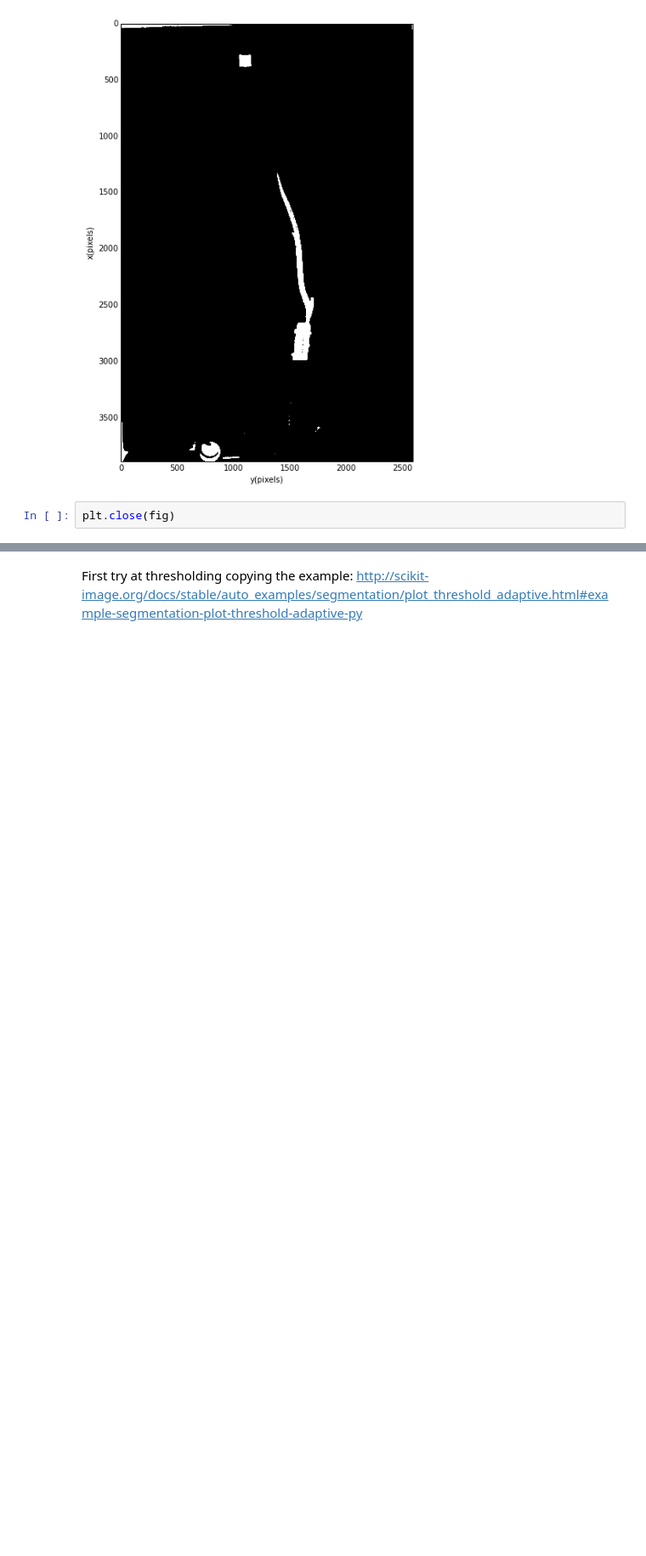
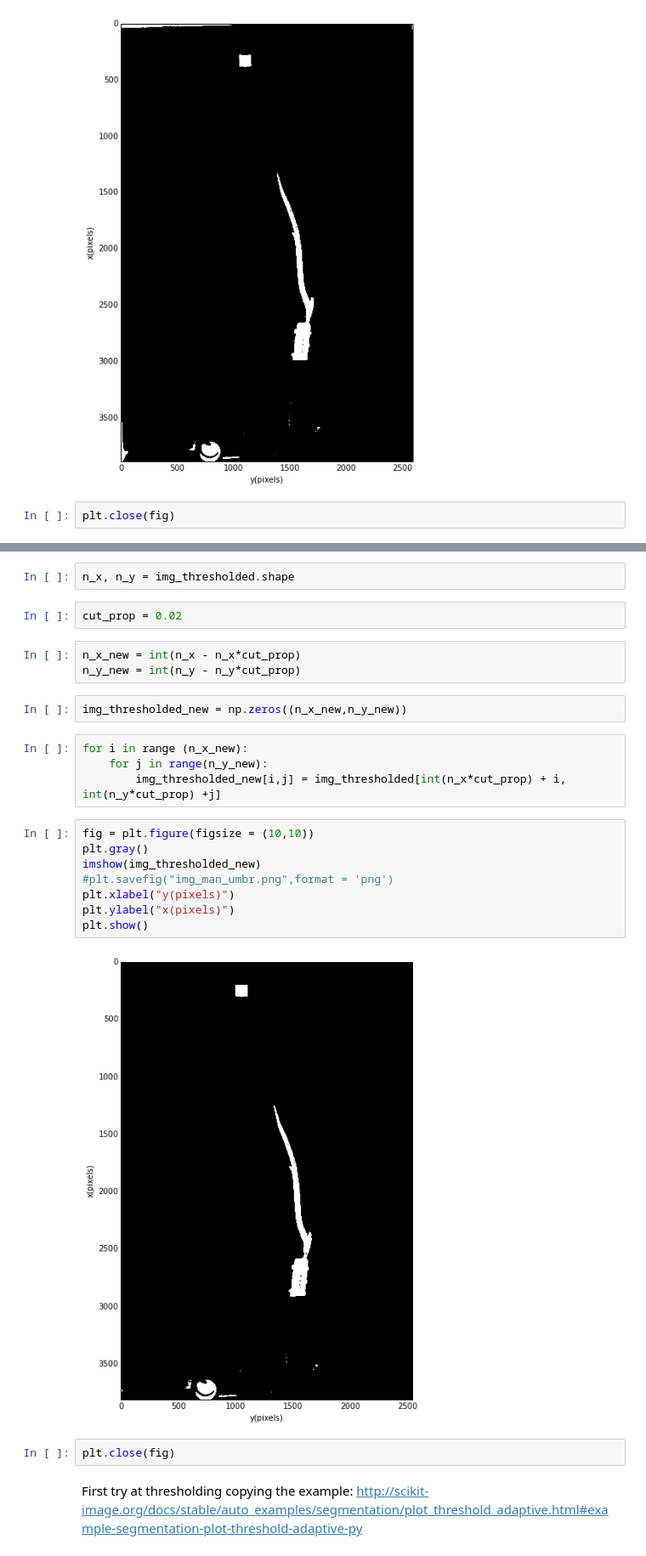
Before and after one commit to sercharpak/Image_Analisis, a Jupyter notebook: Proyecto/First_look/Umbralization_Conected_Components.ipynb, the cells around one changed output, grey strips where cells are left out. Shown: that part at 85% size. Cells and saved outputs as stored; diff of their text form; blank space fills up the shorter version.

```diff
--- a/Proyecto/First_look/Umbralization_Conected_Components.ipynb
+++ b/Proyecto/First_look/Umbralization_Conected_Components.ipynb
@@ -115,3 +117,28 @@ plt.close(fig)
+# %%
+n_x, n_y = img_thresholded.shape
+# %%
+cut_prop = 0.02
+# %%
+n_x_new = int(n_x - n_x*cut_prop)
+n_y_new = int(n_y - n_y*cut_prop)
+# %%
+img_thresholded_new = np.zeros((n_x_new,n_y_new))
+# %%
+for i in range (n_x_new):
+    for j in range(n_y_new):
+        img_thresholded_new[i,j] = img_thresholded[int(n_x*cut_prop) + i, int(n_y*cut_prop) +j]
+# %%
+fig = plt.figure(figsize = (10,10))
+plt.gray()
+imshow(img_thresholded_new)
+#plt.savefig("img_man_umbr.png",format = 'png')
+plt.xlabel("y(pixels)")
+plt.ylabel("x(pixels)")
+plt.show()
+# %% [output]
+[figure, added]
+# %%
+plt.close(fig)
 # %% [markdown]
 First try at thresholding copying the example: http://scikit-image.org/docs/stable/auto_examples/segmentation/plot_threshold_adaptive.html#example-segmentation-plot-threshold-adaptive-py
 # %%
```
Also changed, not shown: parts of 1 cell of this notebook.
